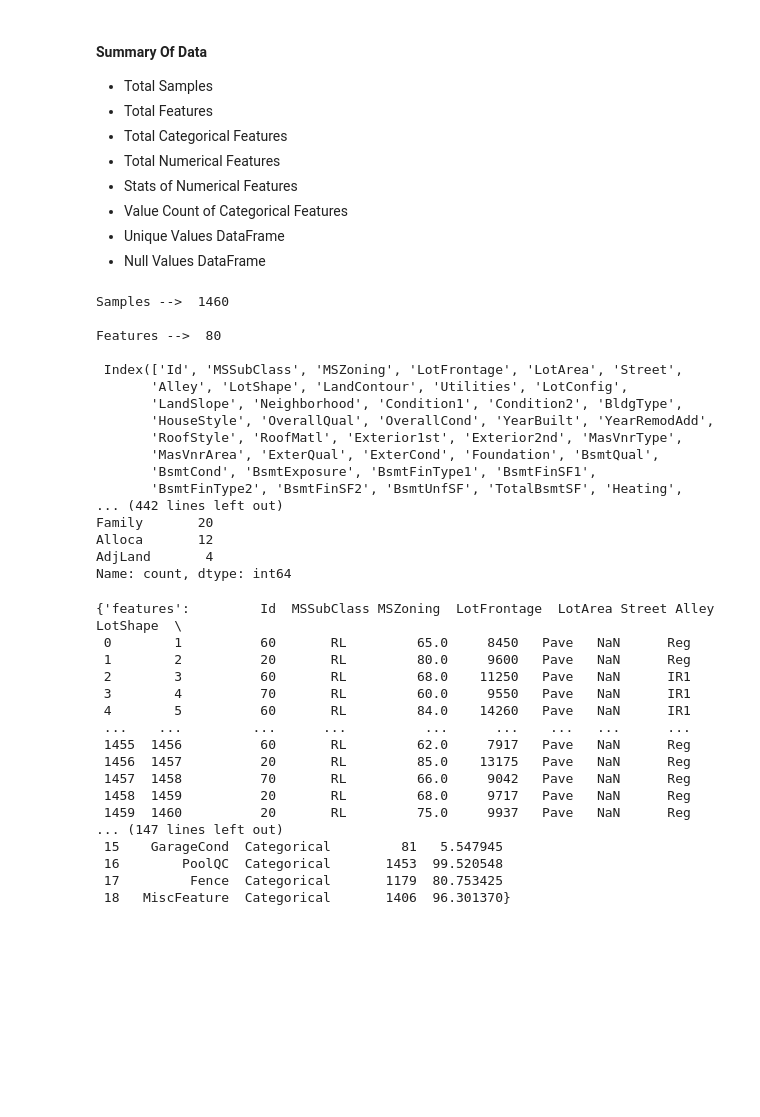
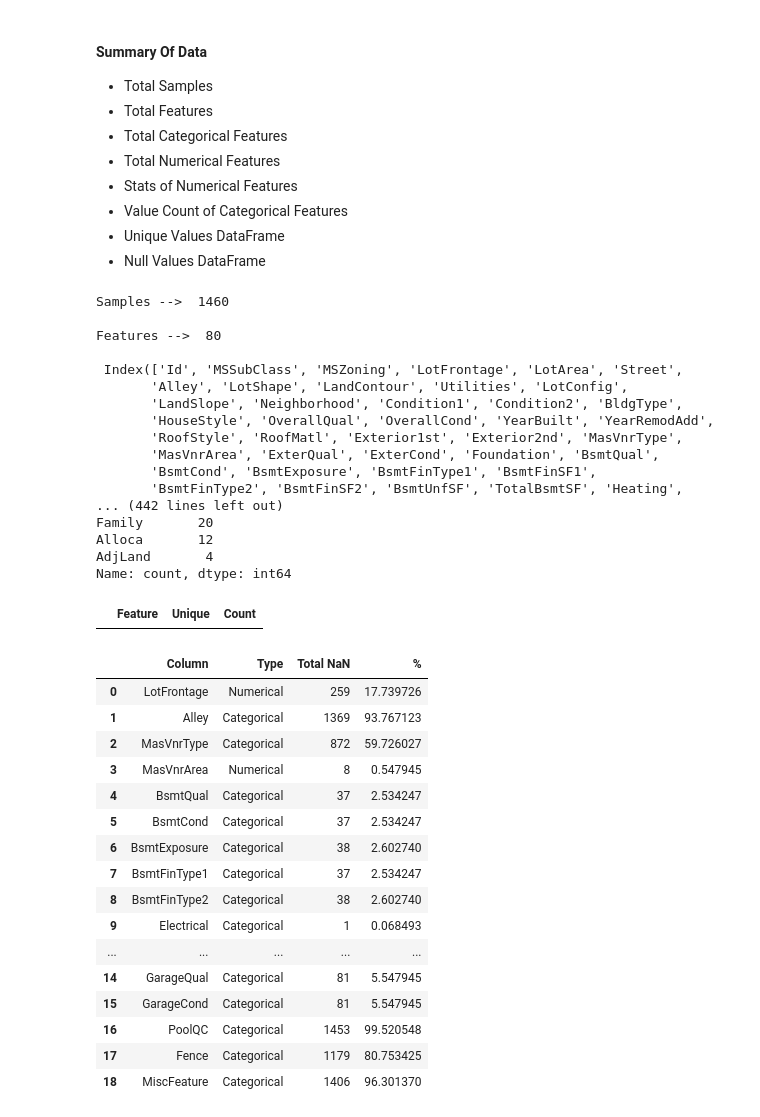
Before and after one commit to Mugambi645/house-prices-competition, a Jupyter notebook: housing-prices.ipynb, the cells around one changed output. Saved outputs shown, nothing was run; the diff lists cells and outputs as text; code cells hidden in the pictures; blank space fills up the shorter version.

Commit message:
view columns

```diff
--- a/housing-prices.ipynb
+++ b/housing-prices.ipynb
@@ -305,7 +305,7 @@ def summary(data):
             'unique_df': unique_df,
             'col_null_df': col_null_df}
 # %%
-summary(train_df)
+df_summary = summary(train_df)
 # %% [output]
 Samples -->  1460
 
@@ -324,20 +324,29 @@ Family       20
 Alloca       12
 AdjLand       4
 Name: count, dtype: int64
-{'features':         Id  MSSubClass MSZoning  LotFrontage  LotArea Street Alley LotShape  \
- 0        1          60       RL         65.0     8450   Pave   NaN      Reg
- 1        2          20       RL         80.0     9600   Pave   NaN      Reg
- 2        3          60       RL         68.0    11250   Pave   NaN      IR1
- 3        4          70       RL         60.0     9550   Pave   NaN      IR1
- 4        5          60       RL         84.0    14260   Pave   NaN      IR1
- ...    ...         ...      ...          ...      ...    ...   ...      ...
- 1455  1456          60       RL         62.0     7917   Pave   NaN      Reg
- 1456  1457          20       RL         85.0    13175   Pave   NaN      Reg
- 1457  1458          70       RL         66.0     9042   Pave   NaN      Reg
- 1458  1459          20       RL         68.0     9717   Pave   NaN      Reg
- 1459  1460          20       RL         75.0     9937   Pave   NaN      Reg
-... (147 lines left out)
- 15    GarageCond  Categorical         81   5.547945
- 16        PoolQC  Categorical       1453  99.520548
- 17         Fence  Categorical       1179  80.753425
- 18   MiscFeature  Categorical       1406  96.301370}
+# %%
+# Features with only 1 unique value
+df_summary['unique_df'][df_summary['unique_df']['Count'] == 1]
+# %% [output]
+|  | Feature | Unique | Count |
+# %%
+# Features with null values
+df_summary['col_null_df']
+# %% [output]
+|  | Column | Type | Total NaN | % |
+| 0 | LotFrontage | Numerical | 259 | 17.739726 |
+| 1 | Alley | Categorical | 1369 | 93.767123 |
+| 2 | MasVnrType | Categorical | 872 | 59.726027 |
+| 3 | MasVnrArea | Numerical | 8 | 0.547945 |
+| 4 | BsmtQual | Categorical | 37 | 2.534247 |
+| 5 | BsmtCond | Categorical | 37 | 2.534247 |
+| 6 | BsmtExposure | Categorical | 38 | 2.602740 |
+| 7 | BsmtFinType1 | Categorical | 37 | 2.534247 |
+| 8 | BsmtFinType2 | Categorical | 38 | 2.602740 |
+| 9 | Electrical | Categorical | 1 | 0.068493 |
+| ... | ... | ... | ... | ... |
+| 14 | GarageQual | Categorical | 81 | 5.547945 |
+| 15 | GarageCond | Categorical | 81 | 5.547945 |
+| 16 | PoolQC | Categorical | 1453 | 99.520548 |
+| 17 | Fence | Categorical | 1179 | 80.753425 |
+| 18 | MiscFeature | Categorical | 1406 | 96.301370 |
```
Also changed, not shown: parts of 3 cells of this notebook.
